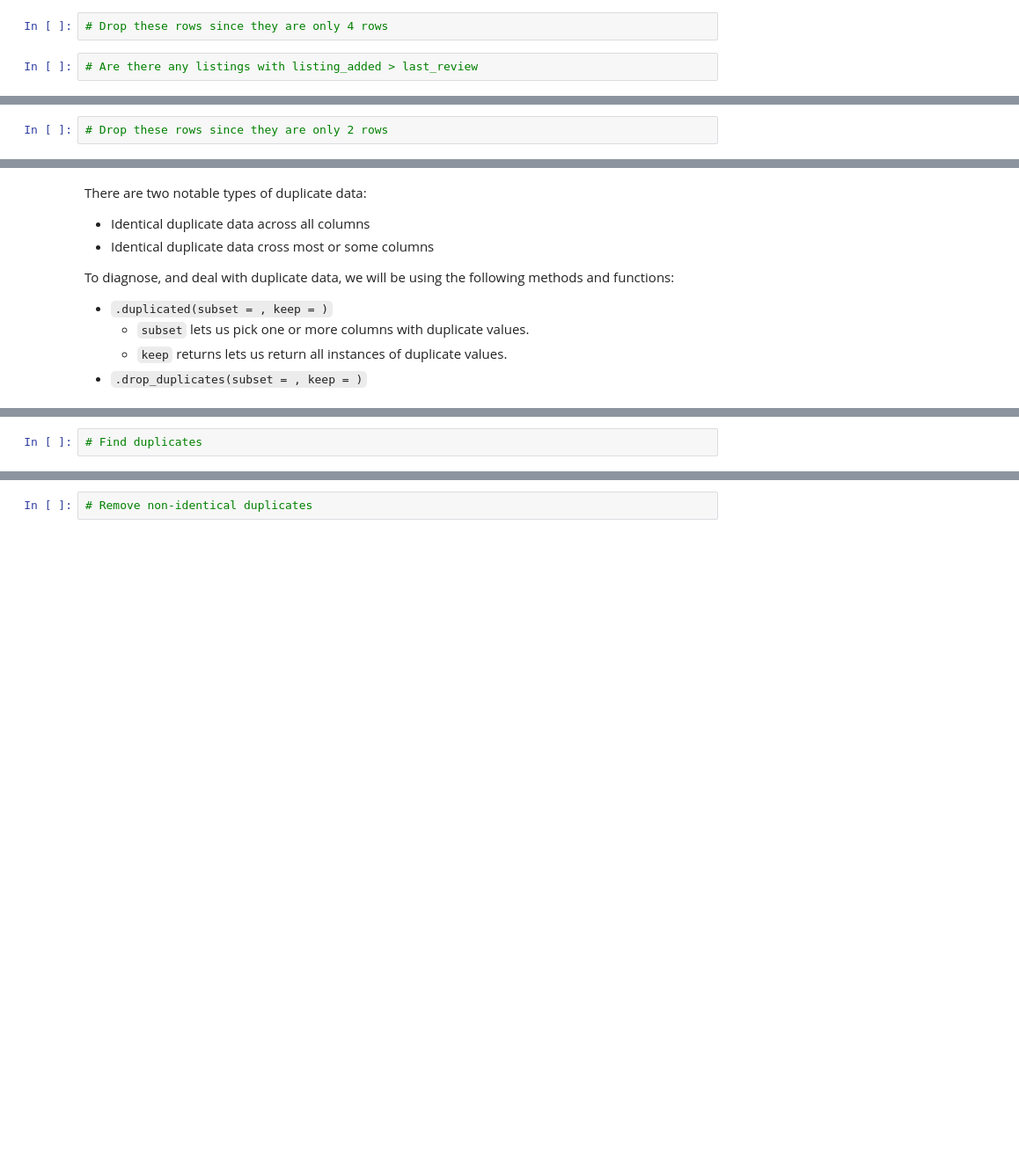
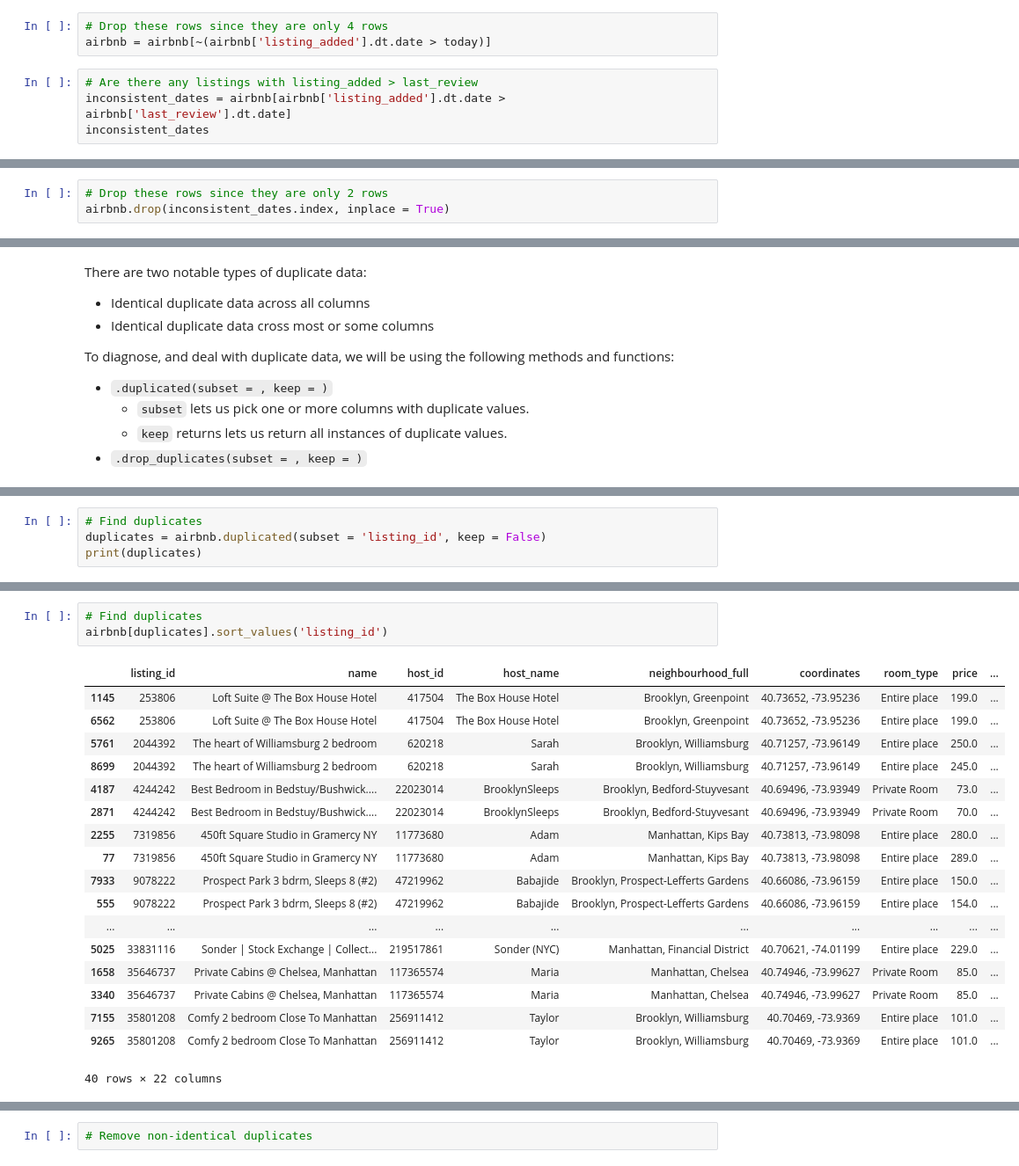
Before and after one commit to chrigorion/Data_Engineering_reichch4, a Jupyter notebook: Lab_04/DE_Lab04.ipynb, the cells around one changed output, grey strips where cells are left out. Shown at 88% size. Cells and saved outputs as stored; diff of their text form; blank space fills up the shorter version.

```diff
--- a/Lab_04/DE_Lab04.ipynb
+++ b/Lab_04/DE_Lab04.ipynb
@@ -378,4 +516,7 @@ To perform this task, we will be using the following methods:
 # %%
 # Drop these rows since they are only 4 rows
+airbnb = airbnb[~(airbnb['listing_added'].dt.date > today)]
 # %%
 # Are there any listings with listing_added > last_review
+inconsistent_dates = airbnb[airbnb['listing_added'].dt.date > airbnb['last_review'].dt.date]
+inconsistent_dates
@@ -382,5 +532,6 @@ To perform this task, we will be using the following methods:
 # %%
 # Drop these rows since they are only 2 rows
+airbnb.drop(inconsistent_dates.index, inplace = True)
 # %% [markdown]
 ##### **Task 8:** Let's deal with duplicate data
 # %% [markdown]
@@ -400,0 +561,4 @@ To diagnose, and deal with duplicate data, we will be using the following method
+# %%
+# Find duplicates
+duplicates = airbnb.duplicated(subset = 'listing_id', keep = False)
+print(duplicates)
@@ -401,2 +578,22 @@ To diagnose, and deal with duplicate data, we will be using the following method
 # %%
 # Find duplicates
+airbnb[duplicates].sort_values('listing_id')
+# %% [output]
+|  | listing_id | name | host_id | host_name | neighbourhood_full | coordinates | room_type | price | ... |
+| 1145 | 253806 | Loft Suite @ The Box House Hotel | 417504 | The Box House Hotel | Brooklyn, Greenpoint | 40.73652, -73.95236 | Entire place | 199.0 | ... |
+| 6562 | 253806 | Loft Suite @ The Box House Hotel | 417504 | The Box House Hotel | Brooklyn, Greenpoint | 40.73652, -73.95236 | Entire place | 199.0 | ... |
+| 5761 | 2044392 | The heart of Williamsburg 2 bedroom | 620218 | Sarah | Brooklyn, Williamsburg | 40.71257, -73.96149 | Entire place | 250.0 | ... |
+| 8699 | 2044392 | The heart of Williamsburg 2 bedroom | 620218 | Sarah | Brooklyn, Williamsburg | 40.71257, -73.96149 | Entire place | 245.0 | ... |
+| 4187 | 4244242 | Best Bedroom in Bedstuy/Bushwick.... | 22023014 | BrooklynSleeps | Brooklyn, Bedford-Stuyvesant | 40.69496, -73.93949 | Private Room | 73.0 | ... |
+| 2871 | 4244242 | Best Bedroom in Bedstuy/Bushwick.... | 22023014 | BrooklynSleeps | Brooklyn, Bedford-Stuyvesant | 40.69496, -73.93949 | Private Room | 70.0 | ... |
+| 2255 | 7319856 | 450ft Square Studio in Gramercy NY | 11773680 | Adam | Manhattan, Kips Bay | 40.73813, -73.98098 | Entire place | 280.0 | ... |
+| 77 | 7319856 | 450ft Square Studio in Gramercy NY | 11773680 | Adam | Manhattan, Kips Bay | 40.73813, -73.98098 | Entire place | 289.0 | ... |
+| 7933 | 9078222 | Prospect Park 3 bdrm, Sleeps 8 (#2) | 47219962 | Babajide | Brooklyn, Prospect-Lefferts Gardens | 40.66086, -73.96159 | Entire place | 150.0 | ... |
+| 555 | 9078222 | Prospect Park 3 bdrm, Sleeps 8 (#2) | 47219962 | Babajide | Brooklyn, Prospect-Lefferts Gardens | 40.66086, -73.96159 | Entire place | 154.0 | ... |
+| ... | ... | ... | ... | ... | ... | ... | ... | ... | ... |
+| 5025 | 33831116 | Sonder | Stock Exchange | Collect... | 219517861 | Sonder (NYC) | Manhattan, Financial District | 40.70621, -74.01199 | Entire place | 229.0 | ... |
+| 1658 | 35646737 | Private Cabins @ Chelsea, Manhattan | 117365574 | Maria | Manhattan, Chelsea | 40.74946, -73.99627 | Private Room | 85.0 | ... |
+| 3340 | 35646737 | Private Cabins @ Chelsea, Manhattan | 117365574 | Maria | Manhattan, Chelsea | 40.74946, -73.99627 | Private Room | 85.0 | ... |
+| 7155 | 35801208 | Comfy 2 bedroom Close To Manhattan | 256911412 | Taylor | Brooklyn, Williamsburg | 40.70469, -73.9369 | Entire place | 101.0 | ... |
+| 9265 | 35801208 | Comfy 2 bedroom Close To Manhattan | 256911412 | Taylor | Brooklyn, Williamsburg | 40.70469, -73.9369 | Entire place | 101.0 | ... |
+40 rows × 22 columns
```
Also changed, not shown: parts of 30 cells of this notebook.
